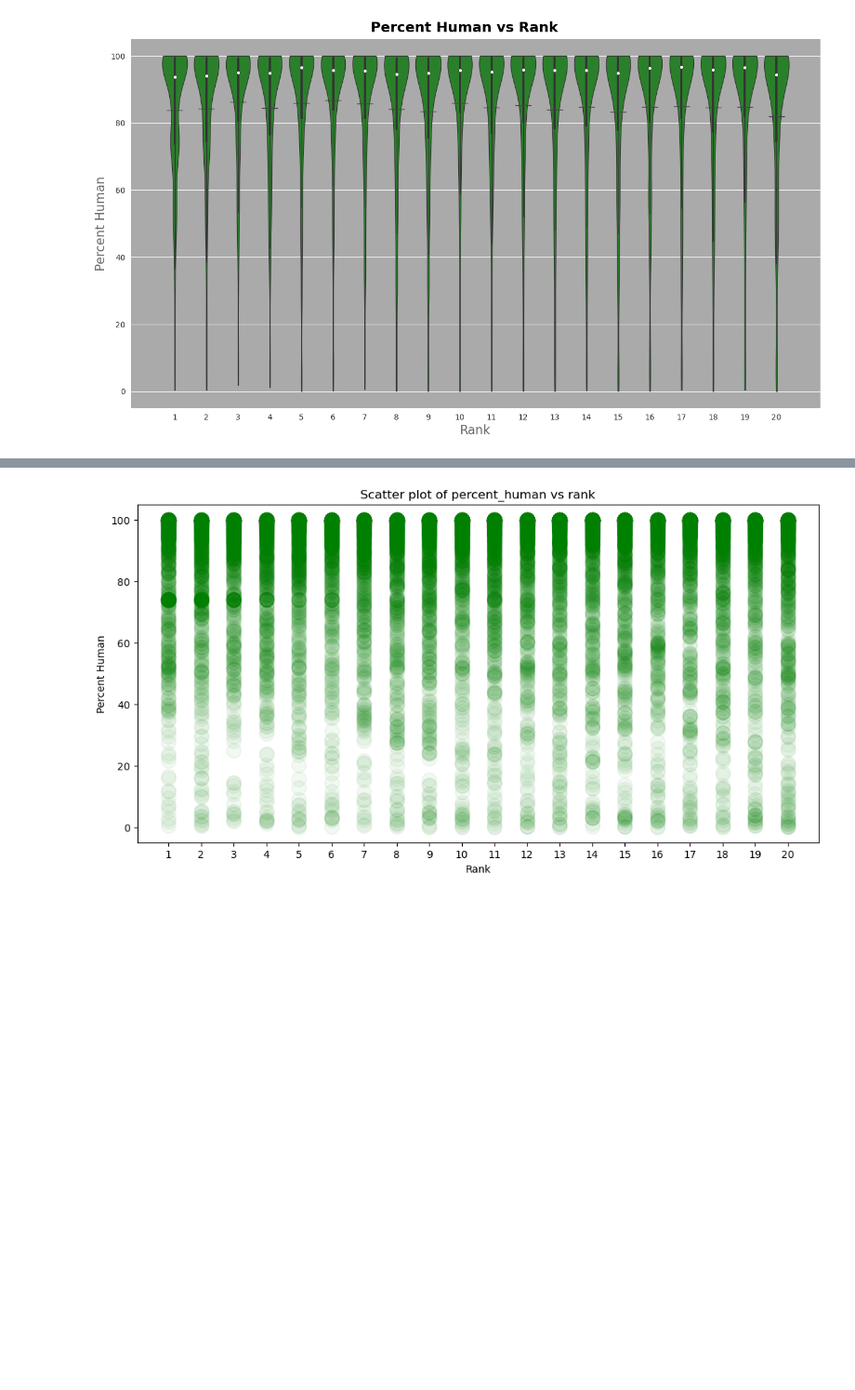
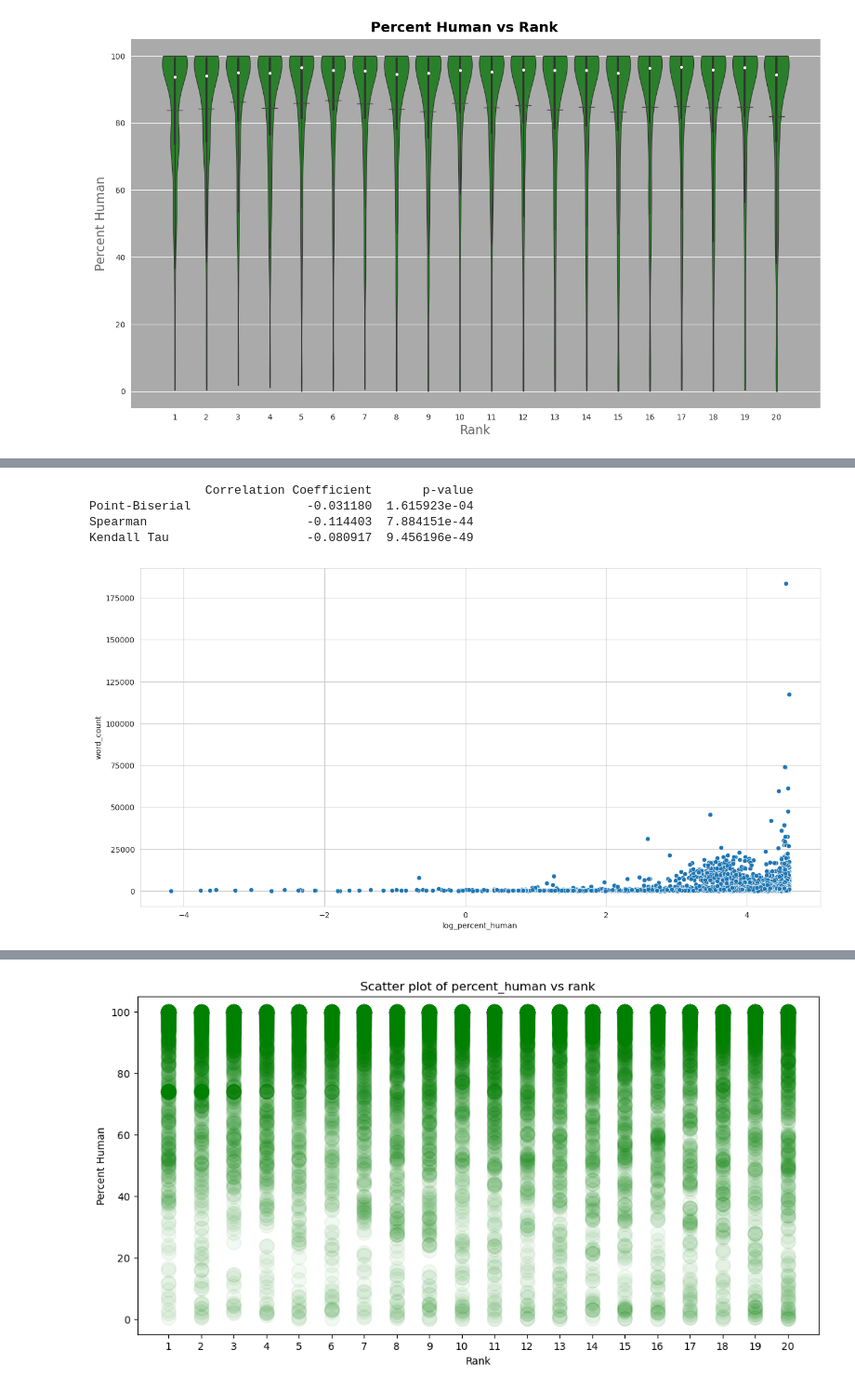
Before and after one commit to Magmafish/SerpGS, a Jupyter notebook: interpretation.ipynb, the cells around one changed output, grey strips where cells are left out. Shown at 93% size. Cells and saved outputs as stored; diff of their text form; code cells hidden in the pictures; blank space fills up the shorter version.

```diff
--- a/interpretation.ipynb
+++ b/interpretation.ipynb
@@ -268,0 +288,28 @@ plt.show()
+# %%
+df2 = df.copy()
+df2['log_percent_human'] = np.log(df['percent_human'])
+df2['log_word_count'] = np.log(df['word_count'])
+df2 = df2[~(df2[['log_percent_human', 'log_word_count']].isnull().any(axis=1) | df2[['log_percent_human', 'log_word_count']].isin([np.inf, -np.inf]).any(axis=1))]
+
+with sns.axes_style("whitegrid"):
+    fig, axs = plt.subplots(figsize=(16, 8))
+sns.scatterplot(data=df2, x="log_percent_human", y ="word_count")
+
+# Calculate the correlation coefficients and p-values
+pb_corr, pb_pval = st.pointbiserialr(df2['word_count'], df2['log_percent_human'])
+spearman_corr, spearman_pval = st.spearmanr(df2['word_count'], df2['log_percent_human'])
+kendall_tau, kendall_pval = st.kendalltau(df2['word_count'], df2['log_percent_human'])
+
+# Create a pandas dataframe to store the results
+data = {'Correlation Coefficient': [pb_corr, spearman_corr, kendall_tau], 'p-value': [pb_pval, spearman_pval, kendall_pval]}
+index = ['Point-Biserial', 'Spearman', 'Kendall Tau']
+df_results = pd.DataFrame(data=data, index=index)
+
+# Print the results dataframe
+print(df_results)
+# %% [output]
+                Correlation Coefficient       p-value
+Point-Biserial                -0.031180  1.615923e-04
+Spearman                      -0.114403  7.884151e-44
+Kendall Tau                   -0.080917  9.456196e-49
+[figure, added]
```
Also changed, not shown: parts of 8 cells of this notebook, 1 other file.
